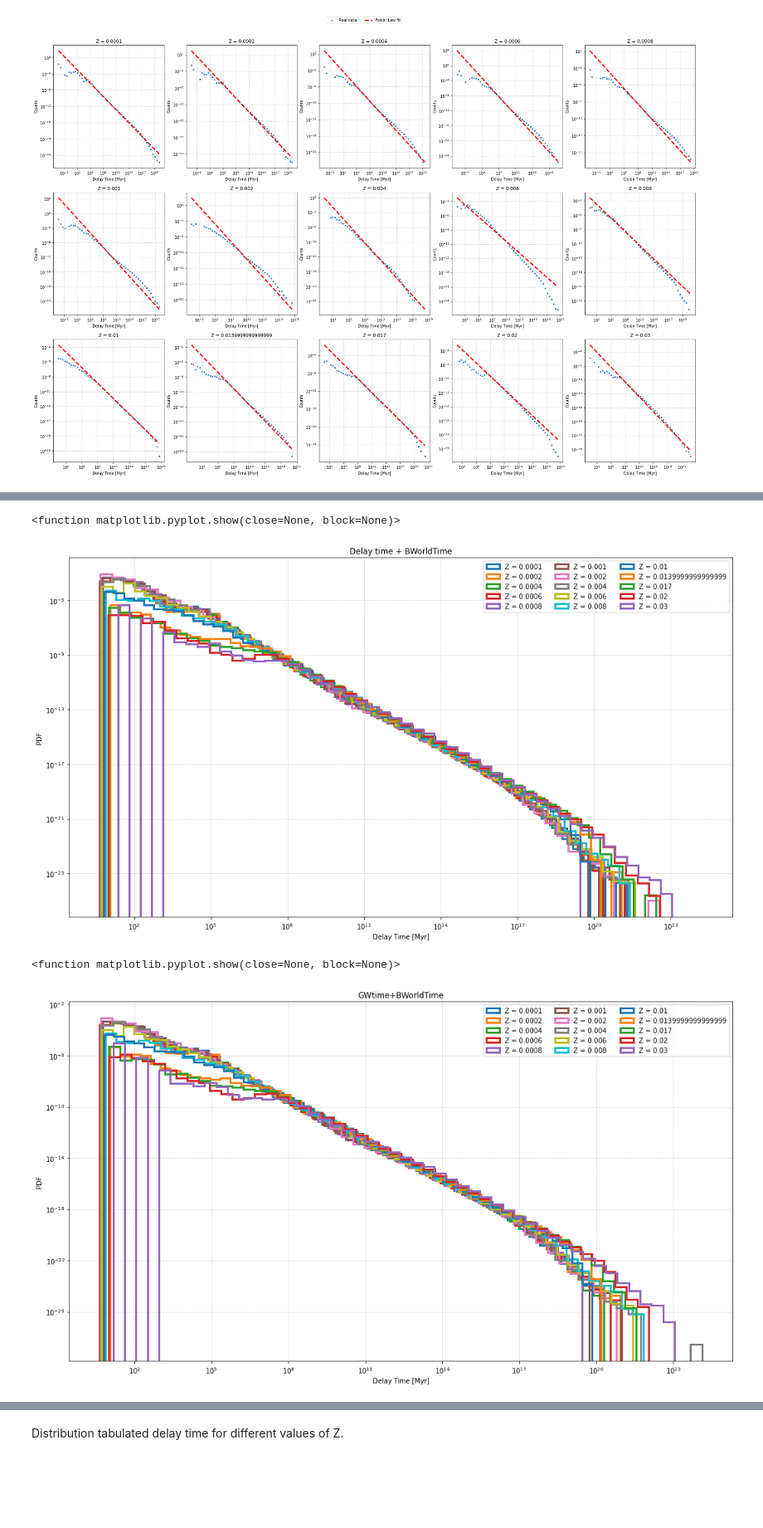
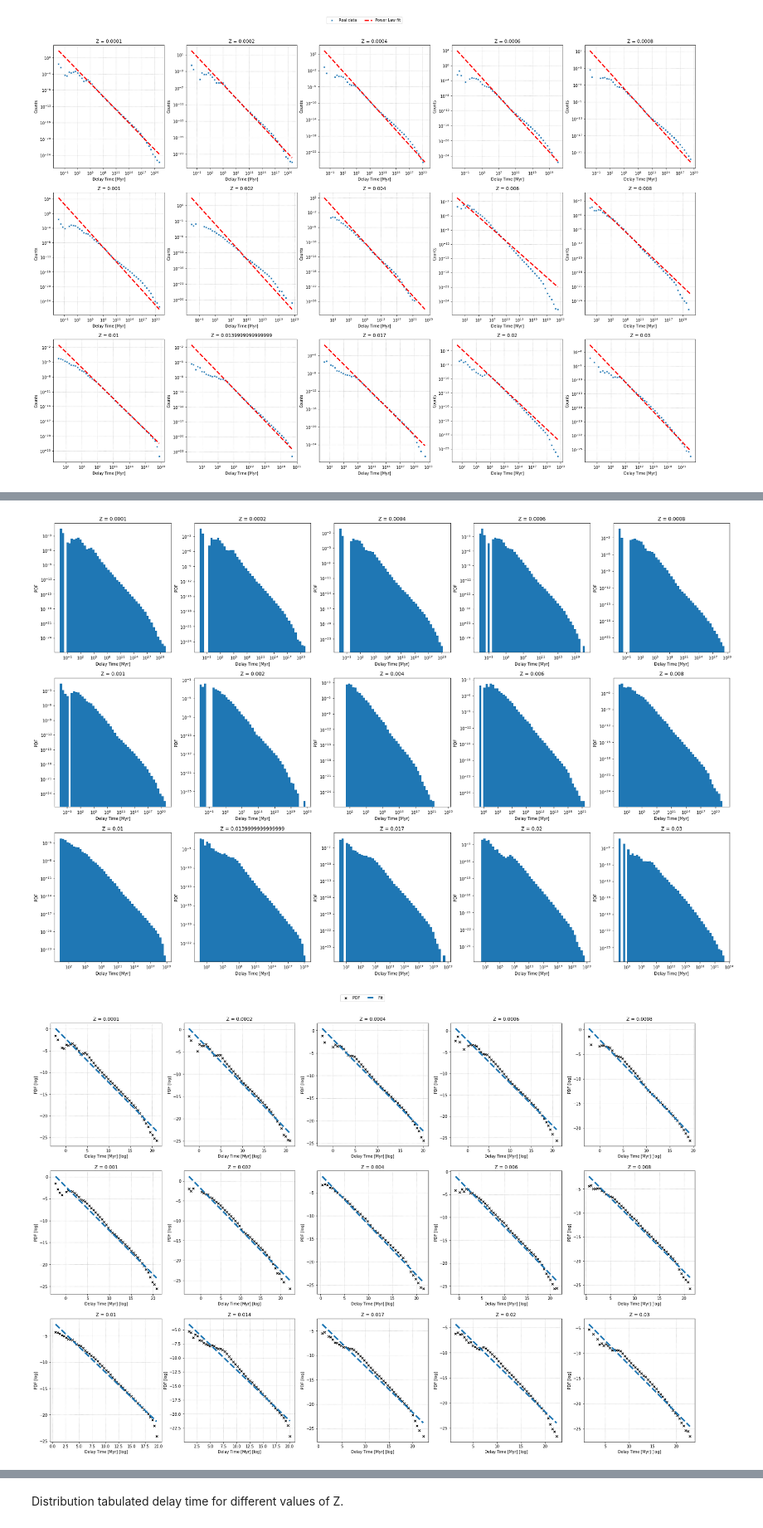
Before and after one commit to Bahadoram/Delay-Time-Dist.-of-Compact-Binary-Objects, a Jupyter notebook: distribution_fitting.ipynb, the cells around one changed output, grey strips where cells are left out. Shown at 83% size. Drawn from its saved outputs; the diff is of its cells as text; code cells hidden in the pictures; blank space fills up the shorter version.

```diff
--- a/distribution_fitting.ipynb
+++ b/distribution_fitting.ipynb
@@ -803,40 +1139,7 @@ plt.show
-# %%
-fig, ax = plt.subplots(figsize=(18,10))
-
-for key in Z_df.keys():
-    b                    = np.logspace(np.log10(min(Z_df[key].Delay_Time+Z_df[key].BWorldtime)), np.log10(max(Z_df[key].Delay_Time+Z_df[key].BWorldtime)), 50)
-    entries, edges, _    = ax.hist( Z_df[key].Delay_Time+Z_df[key].BWorldtime, bins=b, histtype='step', lw=3, label='Z = '+str(key), density=True )
-
-ax.set_xscale('log')
-ax.set_yscale('log')
-
-ax.set_title('Delay time + BWorldTime')
-ax.set_xlabel('Delay Time [Myr]')
-ax.set_ylabel('PDF')
-ax.grid(ls='dotted')
-ax.legend(loc='upper right', ncol=3)
-fig.savefig('figures/Delay_Time_Z_BWorldTime.png')
-plt.show
-# %% [output]
-<function matplotlib.pyplot.show(close=None, block=None)>
-[figure, removed]
-# %%
-fig, ax = plt.subplots(figsize=(18,10))
-
-for key in Z_df.keys():
-    b                    = np.logspace(np.log10(min(Z_df[key].GWtime+Z_df[key].BWorldtime)), np.log10(max(Z_df[key].GWtime+Z_df[key].BWorldtime)), 50)
-    entries, edges, _    = ax.hist( Z_df[key].GWtime+Z_df[key].BWorldtime, bins=b, histtype='step', lw=3, label='Z = '+str(key), density=True )
-
-ax.set_xscale('log')
-ax.set_yscale('log')
-
-ax.set_title('GWtime+BWorldTime')
-ax.set_xlabel('Delay Time [Myr]')
-ax.set_ylabel('PDF')
-ax.grid(ls='dotted')
-ax.legend(loc='upper right', ncol=3)
-fig.savefig('figures/GWtime_Z_GWtime_BWorldTime.png')
-plt.show
-# %% [output]
-<function matplotlib.pyplot.show(close=None, block=None)>
-[figure, removed]
+# %%
+bin_centers, entries = Z_plot_figure(Z_df, 'Delay_Time', False, 50)
+Z_fit_complete(bin_centers, entries)
+Z_fit_range(bin_centers, entries)
+# %% [output]
+[figure, added]
+[figure, added]
```
Also changed, not shown: parts of 29 cells of this notebook.
